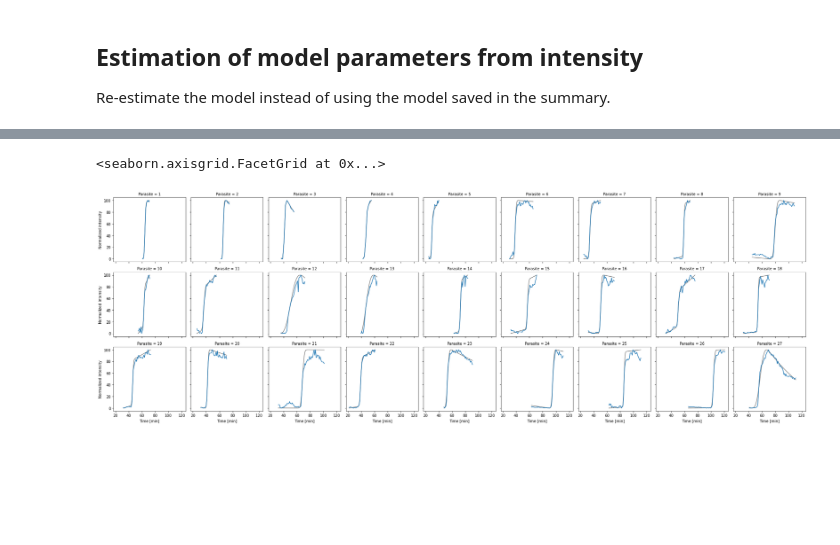
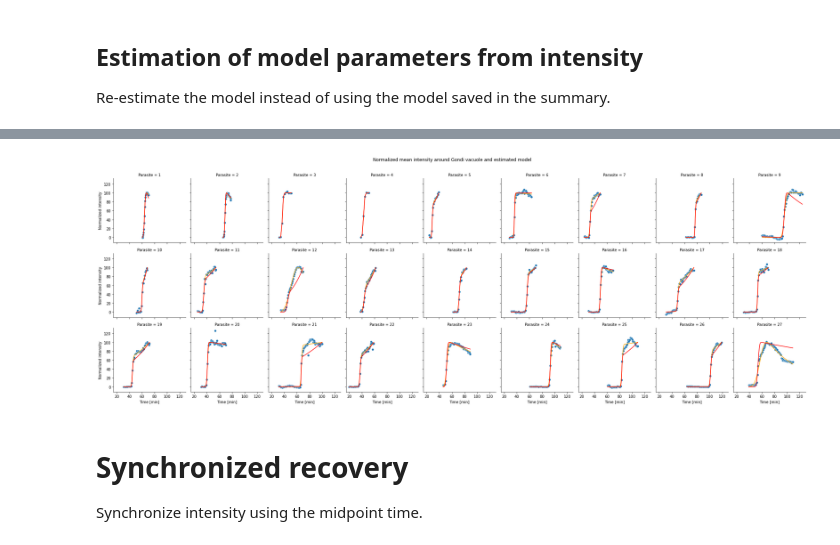
Before and after one commit to jboulanger/imagej-macro, a Jupyter notebook: Pararsite_Coat/Analyze Results.ipynb, the cells around one changed output, grey strips where cells are left out. Drawn from its saved outputs; the diff is of its cells as text; code cells hidden in the pictures; blank space fills up the shorter version.

```diff
--- a/Pararsite_Coat/Analyze Results.ipynb
+++ b/Pararsite_Coat/Analyze Results.ipynb
@@ -33,15 +33,0 @@ filelist = filelist.sort_index()
-# %%
-# load the individual csv files
-df = []
-folder = Path(config['filelist']).parent
-for k,row in enumerate(filelist.iloc):
-    path = folder / row['Filename'].replace('.tif','-profile.csv')
-    tmp = pd.read_csv(path)
-    tmp['Parasite'] = row['Parasite']
-    tmp['file'] = row['Filename']
-    x = tmp['Mean intensity']
-    tmp['Normalized intensity'] = 100 * (x - x.min()) / (x.max() -x.min())
-    m = tmp['Model']
-    tmp['Normalized model'] = 100 * (m - x.min()) / (x.max() - x.min())
-    df.append(tmp)
-df = pd.concat(df,ignore_index=True)
@@ -105,19 +136,0 @@ Text(0.5, 0.98, 'Distribution of the model parameters')
-# %%
-# select a single curve
-pid = 9
-sel = df[df['Parasite']==pid]
-plt.plot(sel['Time [min]'], sel['Mean intensity'],'.')
-plt.plot(sel['Time [min]'], sel['Model'])
-plt.gca().set(title='Model fitting', xlabel='Time [min]', ylabel='Mean intensity around Gondi vacuole')
-#a = ds['Intensity offset [au]'][pid]
-#b = ds['Intensity amplitude [au]'][pid]
-c = ds['Time mid point [min]'][pid]
-t0 = ds['5%-95% recovery time [min]'][pid]
-#plt.plot(sel['Time [min]'], a * np.ones(len(sel['Time [min]'])))
-#plt.plot(c * np.ones(2), np.linspace(120,130,2))
-#plt.plot(np.linspace(c-t0/2,c+t0/2,2),[125,125])
-plt.plot([c-t0/2,c-t0/2],[125,300],color='gray')
-plt.plot([c+t0/2,c+t0/2],[125,300],color='gray')
-plt.plot([c,c],[125,300],color='red')
-plt.axis([65,95,125,300])
-print(ds['Parasite'][pid])
@@ -204,7 +302,12 @@ mdl2 = pd.concat(mdl2)
 # %%
-g = sns.FacetGrid(df, col="Parasite", col_wrap=9, despine=False)
-g.map(sns.lineplot,'Time [min]', 'Normalized model',color='gray')
-g.map(sns.lineplot,'Time [min]', 'Normalized intensity')
+g = sns.FacetGrid(df2, col="Parasite", col_wrap=9, despine=True)
+g.map(sns.lineplot,'Time [min]', 'Normalized model', color='orange')
+g.map(sns.lineplot,'Time [min]', 'Normalized model2', color='red')
+g.map(sns.scatterplot,'Time [min]', 'Normalized intensity')
+plt.suptitle('Normalized mean intensity around Gondi vacuole and estimated model',y=1.05)
+plt.savefig(folder / 'detailed-intensity-model-reestimated.pdf', bbox_inches='tight')
 # %% [output]
-<seaborn.axisgrid.FacetGrid at 0x...>
-[figure, old version]
+[figure, new version]
+# %% [markdown]
+# Synchronized recovery
+Synchronize intensity using the midpoint time.
```
Also changed, not shown: parts of 27 cells of this notebook, 1 other file.
